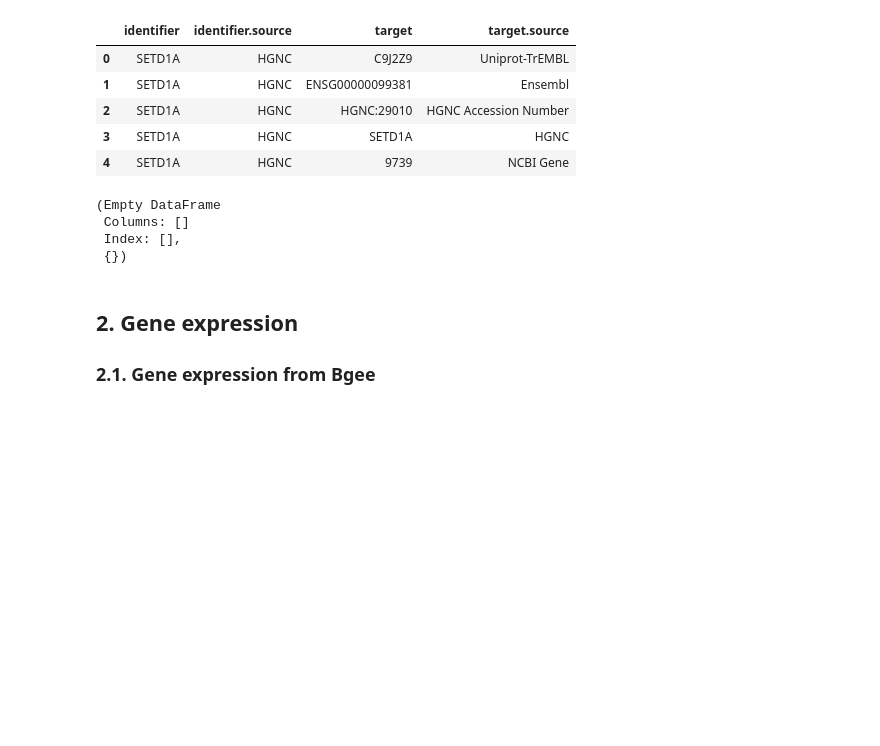
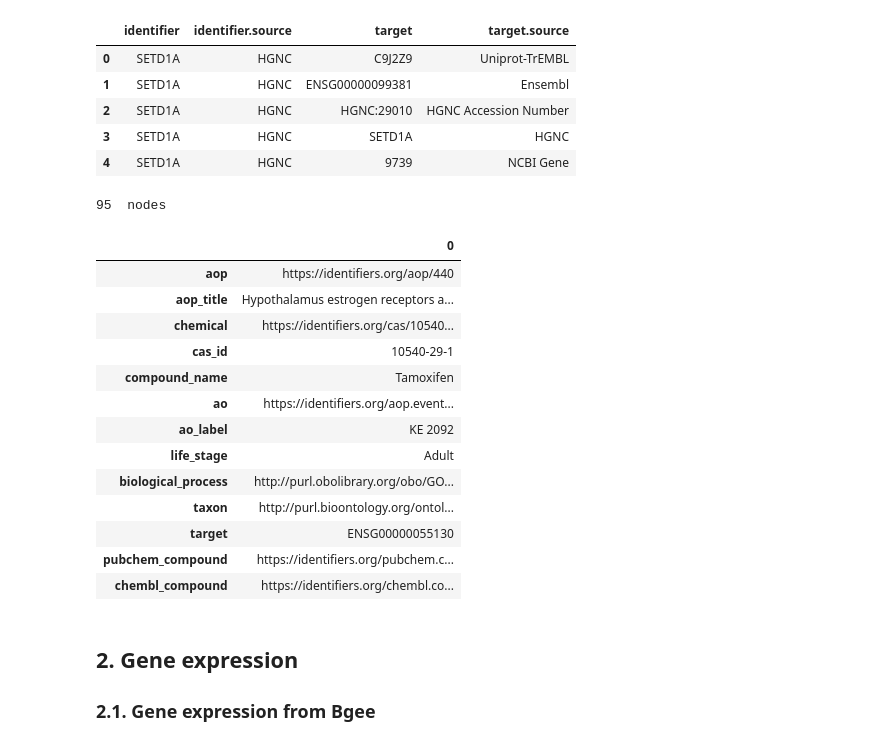
Before and after one commit to BioDataFuse/pyBiodatafuse, a Jupyter notebook: examples/01_gene_to_graph_workflow.ipynb, the cells around one changed output. Saved outputs shown, nothing was run; the diff lists cells and outputs as text; code cells hidden in the pictures; blank space fills up the shorter version.

Commit message:
Add pubchem, chembl identifier retrieval for future compound queries

```diff
--- a/examples/01_gene_to_graph_workflow.ipynb
+++ b/examples/01_gene_to_graph_workflow.ipynb
@@ -110,16 +110,27 @@ opentargets_go_df = pd.read_pickle(opentargets_go_path)
 # %%
 from pyBiodatafuse.annotators import aopwikirdf
 
-aop_df = aopwikirdf.get_aops(bridgedb_df=bridgedb_df,
-                    process_column=opentargets_go_df,
+aop_df, aop_metadata = aopwikirdf.get_aops_from_gene(bridgedb_df=bridgedb_df,
                     db="aopwiki",
                     input="gene",
                     input_identifier="Ensembl")
+pd.DataFrame(pd.Series(aop_df.aopwiki[0][0]))
 # %% [output]
-(Empty DataFrame
- Columns: []
- Index: [],
- {})
+95  nodes
+|  | 0 |
+| aop | https://identifiers.org/aop/440 |
+| aop_title | Hypothalamus estrogen receptors a... |
+| chemical | https://identifiers.org/cas/10540... |
+| cas_id | 10540-29-1 |
+| compound_name | Tamoxifen |
+| ao | https://identifiers.org/aop.event... |
+| ao_label | KE 2092 |
+| life_stage | Adult |
+| biological_process | http://purl.obolibrary.org/obo/GO... |
+| taxon | http://purl.bioontology.org/ontol... |
+| target | ENSG00000055130 |
+| pubchem_compound | https://identifiers.org/pubchem.c... |
+| chembl_compound | https://identifiers.org/chembl.co... |
 # %% [markdown]
 ## 2. Gene expression
 ### 2.1. Gene expression from Bgee
```
Also changed, not shown: 4 other files.
